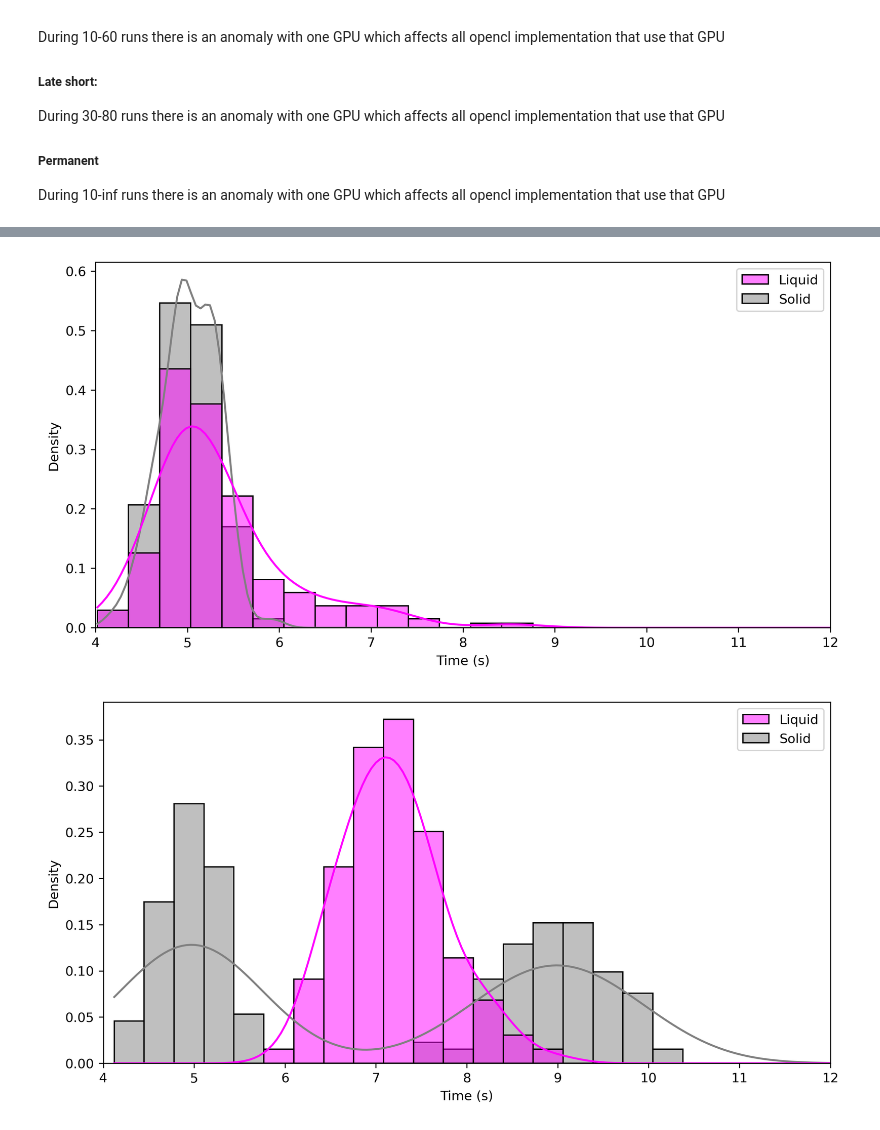
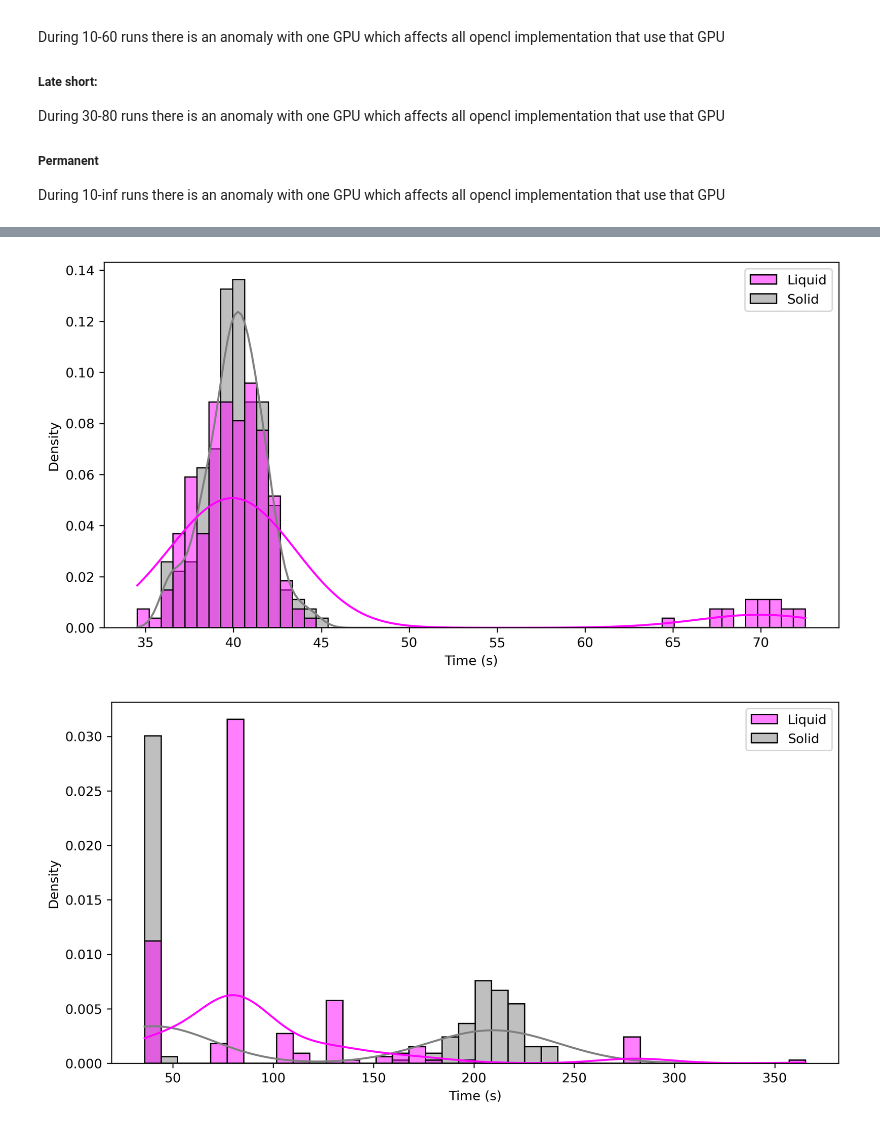
Before and after one commit to HenriquesLab/NanoPyx, a Jupyter notebook: src/nanopyx/liquid/simulations_logi.ipynb, the cells around one changed output, grey strips where cells are left out. Saved outputs shown, nothing was run; the diff lists cells and outputs as text; code cells hidden in the pictures.

```diff
--- a/src/nanopyx/liquid/simulations_logi.ipynb
+++ b/src/nanopyx/liquid/simulations_logi.ipynb
@@ -212,23 +214,23 @@ During 30-80 runs there is an anomaly with one GPU which affects all opencl impl
 # %% [markdown]
 WITH NORMAL AVERAGE
 # %%
-avg_1 = dict(zip(ALL_GEARS,[1,1.5,3,3,3,3,3,4,10]))
-std_1 = dict(zip(ALL_GEARS,[0.1,0.15,0.3,0.3,0.3,0.3,0.3,0.4,1]))
+avg_1 = dict(zip(ALL_GEARS,[10,50,100,250]))
+std_1 = dict(zip(ALL_GEARS,[1,1,1,1]))
 met_1 = Method('1',avg_1,std_1, exp=True)
 
-avg_2 = dict(zip(ALL_GEARS,[2,2,1,1,1,1,1,3,10]))
-std_2 = dict(zip(ALL_GEARS,[.2,.2,.1,.1,.1,.1,.1,.3,1]))
+avg_2 = dict(zip(ALL_GEARS,[50,10,100,250]))
+std_2 = dict(zip(ALL_GEARS,[1,1,1,1]))
 met_2 = Method('2',avg_2,std_2, exp=True)
 
-avg_3 = dict(zip(ALL_GEARS,[3,3,3,3,3,3,3,3,3]))
-std_3 = dict(zip(ALL_GEARS,[0.3,0.3,0.3,0.3,0.3,0.3,0.3,0.3,0.3]))
+avg_3 = dict(zip(ALL_GEARS,[20,20,20,50]))
+std_3 = dict(zip(ALL_GEARS,[1,1,1,1]))
 met_3 = Method('3',avg_3,std_3, exp=True)
 
 sim = Simulator(met_1,met_2,met_3)
-sim.benchmark_all_methods(2)
+sim.benchmark_all_methods(10)
 sim.print_methods()
 
-sim.run_anomalous_simulations_agent(iter_n=200, ano_start=60, ano_end=160, affected_gear=ALL_GEARS[0], new_avg=4, new_std=0.4)
+sim.run_anomalous_simulations_agent(iter_n=200, ano_start=60, ano_end=160, affected_gear=ALL_GEARS[0], new_avg=100, new_std=10)
 sim.print_methods()
 sim.print_stats()
 
@@ -478,21 +482,21 @@ Method 3 used OPENCL_1 the most (100.0%)
 # %%
-avg_1 = dict(zip(ALL_GEARS,[1,1.5,3,3,3,3,3,4,10]))
-std_1 = dict(zip(ALL_GEARS,[0.1,0.15,0.3,0.3,0.3,0.3,0.3,0.4,1]))
+avg_1 = dict(zip(ALL_GEARS,[10,50,100,250]))
+std_1 = dict(zip(ALL_GEARS,[1,1,1,1]))
 met_1 = Method('1',avg_1,std_1, exp=True)
 
-avg_2 = dict(zip(ALL_GEARS,[2,2,1,1,1,1,1,3,10]))
-std_2 = dict(zip(ALL_GEARS,[.2,.2,.1,.1,.1,.1,.1,.3,1]))
+avg_2 = dict(zip(ALL_GEARS,[50,10,100,250]))
+std_2 = dict(zip(ALL_GEARS,[1,1,1,1]))
 met_2 = Method('2',avg_2,std_2, exp=True)
 
-avg_3 = dict(zip(ALL_GEARS,[3,3,3,3,3,3,3,3,3]))
-std_3 = dict(zip(ALL_GEARS,[0.3,0.3,0.3,0.3,0.3,0.3,0.3,0.3,0.3]))
+avg_3 = dict(zip(ALL_GEARS,[20,20,20,50]))
+std_3 = dict(zip(ALL_GEARS,[1,1,1,1]))
 met_3 = Method('3',avg_3,std_3, exp=True)
 
 sim = Simulator(met_1,met_2,met_3)
-sim.benchmark_all_methods(1)
+sim.benchmark_all_methods(10)
 sim.print_methods()
 
-sim.run_anomalous_simulations(iter_n=200, ano_start=60, ano_end=160, affected_gear=ALL_GEARS[0], new_avg=4, new_std=0.4, solid=True)
+sim.run_anomalous_simulations(iter_n=200, ano_start=60, ano_end=160, affected_gear=ALL_GEARS[0], new_avg=100, new_std=10, solid=True)
 sim.print_methods()
 sim.print_stats()
 
@@ -562,23 +566,21 @@ import pandas as pd
 df = pd.DataFrame({'Liquid':normal_liquid.total_time,'Solid':normal_solid.total_time})
 
 plt.figure(figsize=(10,5), dpi=300)
-sns.histplot(data=df, bins=30, stat='density', kde=True, palette=['magenta','gray'])
+sns.histplot(data=df, bins='auto', stat='density', kde=True, palette=['magenta','gray'])
 plt.xlabel('Time (s)')
-plt.xlim((4,12))
 plt.show()
 # %% [output]
-[figure, old version]
+[figure, new version]
 # %%
 # Anomaly
 df = pd.DataFrame({'Liquid':liquid_anomaly.total_time,'Solid':solid_anomaly.total_time})
 
 plt.figure(figsize=(10,5), dpi=300)
-sns.histplot(data=df, bins=30, stat='density', kde=True, palette=['magenta','gray'])
+sns.histplot(data=df, bins=40, stat='density', kde=True, palette=['magenta','gray'])
 plt.xlabel('Time (s)')
-plt.xlim((4,12))
 plt.show()
 # %% [output]
-[figure, old version]
+[figure, new version]
 # %%
 # Perm
 df = pd.DataFrame({'Liquid':liquid_perm.total_time,'Solid':solid_perm.total_time})
```
Also changed, not shown: parts of 20 cells of this notebook.
